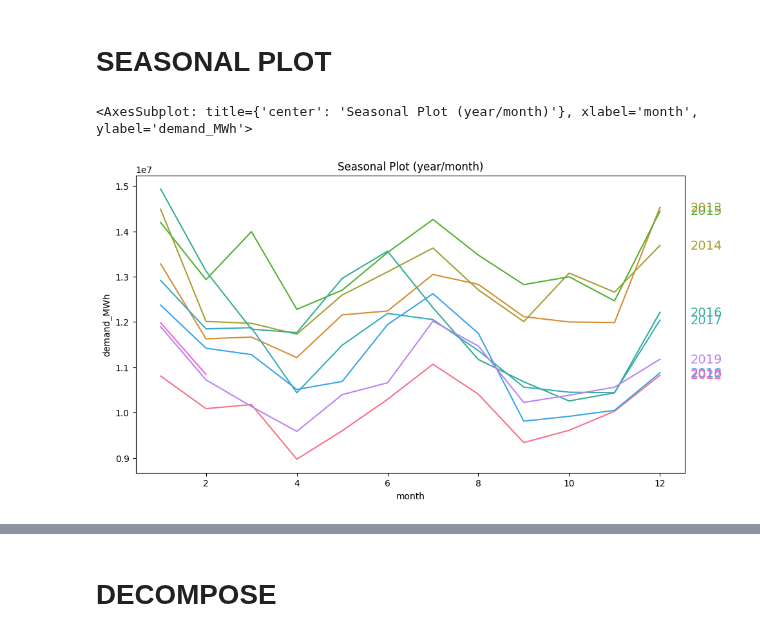
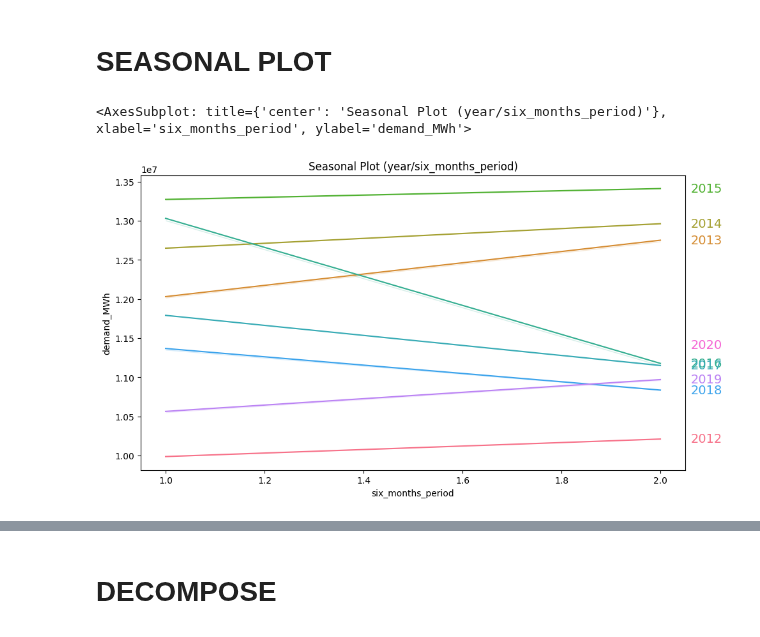
Before and after one commit to tomashbk/electric_energy_demand_argentina, a Jupyter notebook: eda.ipynb, the cells around one changed output, grey strips where cells are left out. Drawn from its saved outputs; the diff is of its cells as text; code cells hidden in the pictures.

```diff
--- a/eda.ipynb
+++ b/eda.ipynb
@@ -52,17 +53,17 @@ df_time_series.plot()
 # %%
 df_time_series['four_months_period'] = (utils.four_months_period(df_time_series.index))
 df_time_series['six_months_period'] = (utils.six_months_period(df_time_series.index))
 # days within a week
 # X["day"] = X.index.dayofweek  # the x-axis (freq)
 # X["week"] = X.index.week  # the seasonal period (period)
 df_time_series["year"] = df_time_series.index.year  # the x-axis (freq)
 df_time_series["month"] = df_time_series.index.month  # the seasonal period (period)
 df_time_series["quarter"] = df_time_series.index.quarter  # the seasonal period (period)
 
 # days within a year
 
 fig, ax = plt.subplots(figsize=(11, 6))
-utils.seasonal_plot(df_time_series, y="demand_MWh", period="year", freq="month", ax=ax)
+utils.seasonal_plot(df_time_series, y="demand_MWh", period="year", freq="six_months_period", ax=ax)
 # %% [output]
-<AxesSubplot: title={'center': 'Seasonal Plot (year/month)'}, xlabel='month', ylabel='demand_MWh'>
+<AxesSubplot: title={'center': 'Seasonal Plot (year/six_months_period)'}, xlabel='six_months_period', ylabel='demand_MWh'>
-[figure, old version]
+[figure, new version]
```
Also changed, not shown: parts of 6 cells of this notebook, 1 other file.
